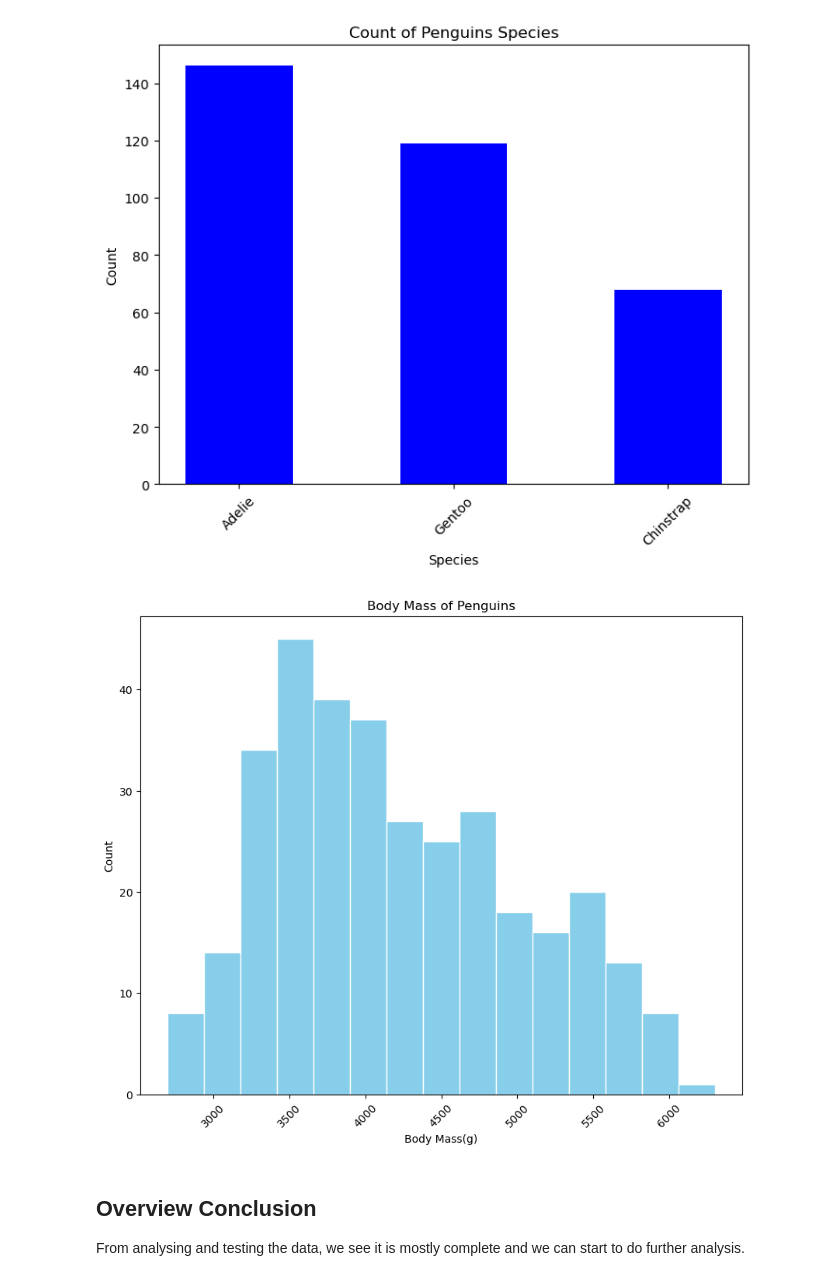
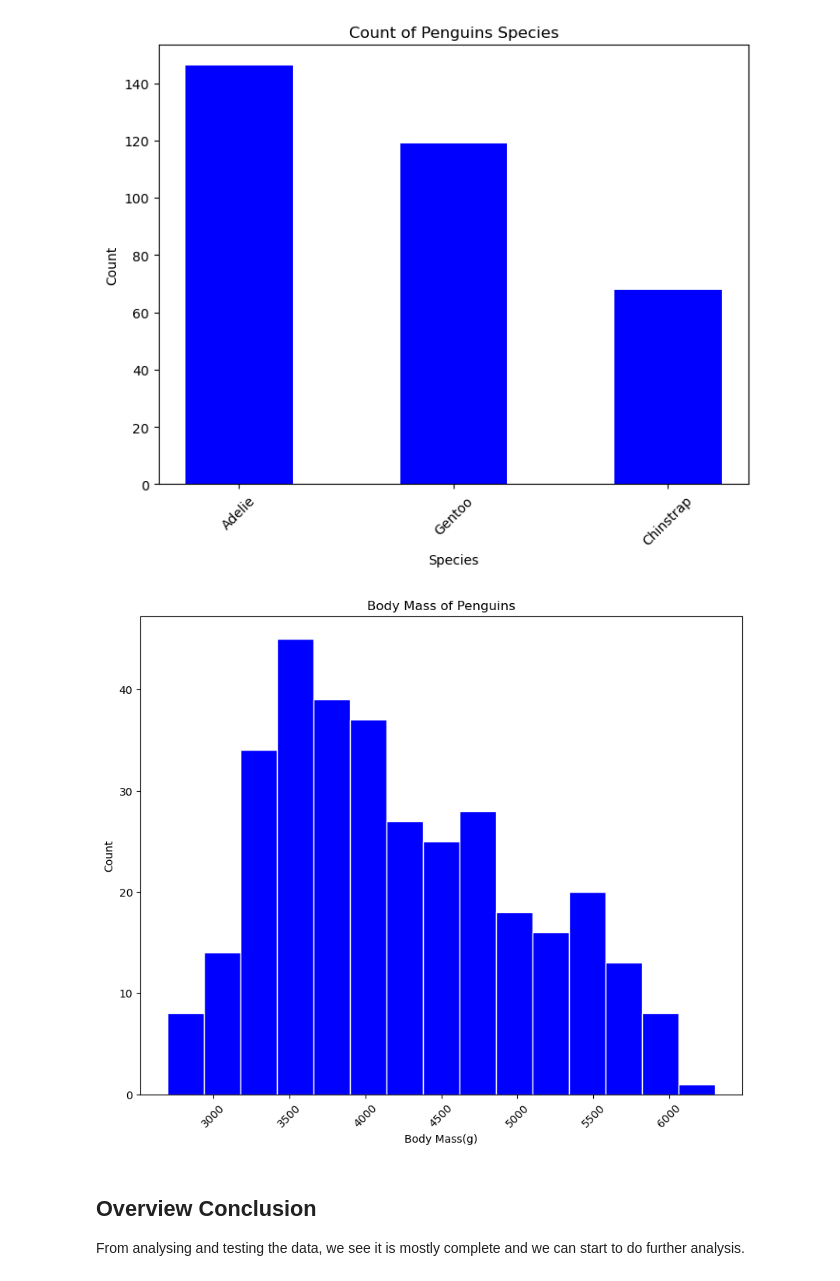
Before and after one commit to Grainne10/myproject, a Jupyter notebook: penguins.ipynb, the cells around one changed output. Cells and saved outputs as stored; diff of their text form; code cells hidden in the pictures.

Commit message:
Add Conclusion and tidy up Graphs

```diff
--- a/penguins.ipynb
+++ b/penguins.ipynb
@@ -234,20 +244,20 @@ plt.show()
 # %%
 # Histograms can be used to show the distribution of variables and therefore suited to show one of the variables like body mass.
 # It shows peaks in the data of 3250g to 4000g.
 
 
 body_mass = df['body_mass_g']
 
 plt.figure(figsize=(10, 8))
-plt.hist(body_mass, color ='skyblue', bins = 15, edgecolor = 'white')
+plt.hist(body_mass, color ='blue', bins = 15, edgecolor = 'white')
 plt.title('Body Mass of Penguins')
 plt.xlabel('Body Mass(g)')
 plt.ylabel('Count')
 plt.xticks(rotation=45)
 plt.savefig('Body Mass  of penguin Species')
 plt.show()
 # %% [output]
-[figure, old version]
+[figure, new version]
 # %% [markdown]
 ## Overview Conclusion
 From analysing and testing the data, we see it is mostly complete and we can start to do further analysis.
```
Also changed, not shown: parts of 16 cells of this notebook, 5 other files.
